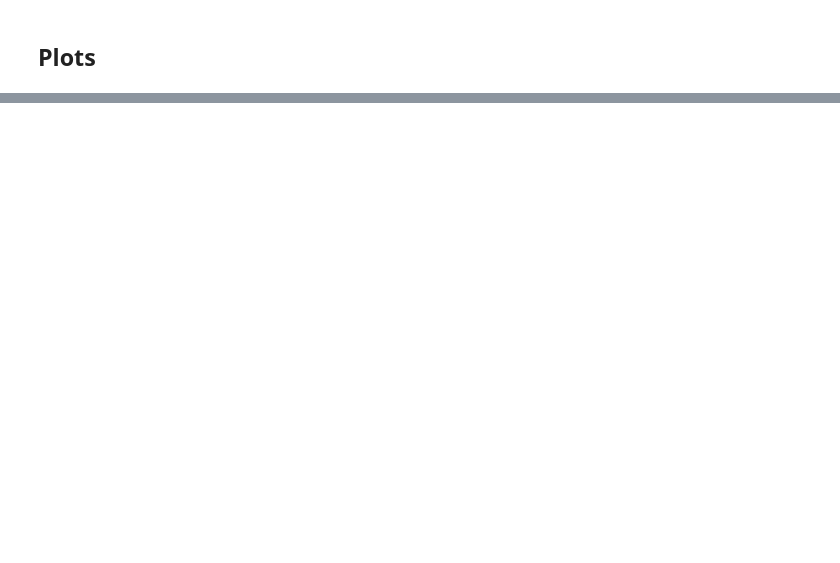
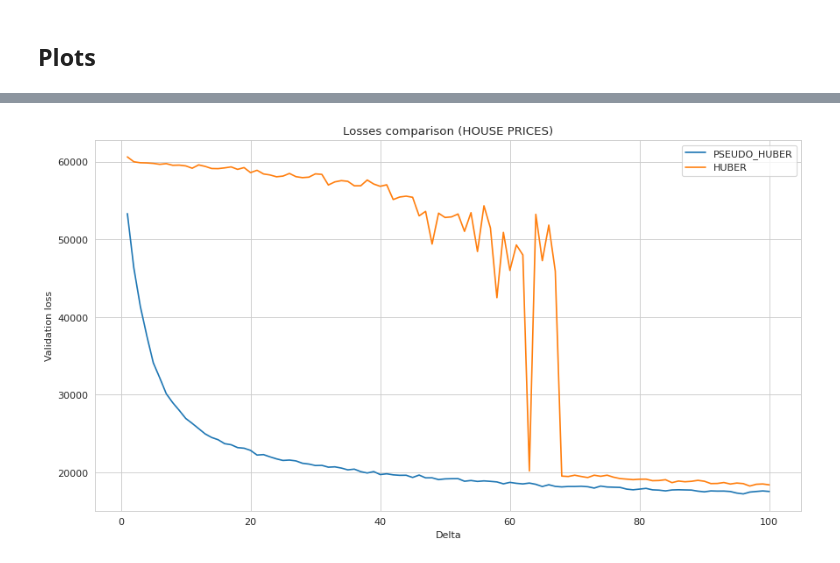
Before and after one commit to dalibra/Py-Boost-custom-losses, a Jupyter notebook: experiments.ipynb, the cells around one changed output, grey strips where cells are left out. Cells and saved outputs as stored; diff of their text form; code cells hidden in the pictures; blank space fills up the shorter version.

```diff
--- a/experiments.ipynb
+++ b/experiments.ipynb
@@ -307,0 +377,21 @@ test_scores
+# %%
+# Compute scores for one Dataset
+
+# path = './data/allstate trials/'
+path = './data/house prices trials/'
+# path = './data/life expectancy trials/'
+# path = './data/car prices trials/'
+
+deltas_scores = {}
+HUBER_LOSSES = {
+
+    'PSEUDO_HUBER': PseudoHuberLoss,
+    'HUBER': CustomHuberLoss,
+
+}
+
+for key in HUBER_LOSSES:
+  loss = HUBER_LOSSES[key]
+  trials_path = path + key + '_trials.csv'
+
+  deltas_scores[key] = take_scores(loss, trials_path, deltas)
@@ -307,0 +412,14 @@ test_scores
+# %%
+figure(figsize=(13, 7), dpi=80)
+
+plt.xlabel('Delta')
+plt.ylabel('Validation loss')
+plt.title('Losses comparison' + ' (HOUSE PRICES)')
+
+for key in HUBER_LOSSES:
+    plt.plot(deltas, deltas_scores[key], label=key)
+
+plt.legend()
+plt.savefig("HUBERTS_HOUSE_PRICES.png")
+# %% [output]
+[figure, added]
```
Also changed, not shown: parts of 12 cells of this notebook.
